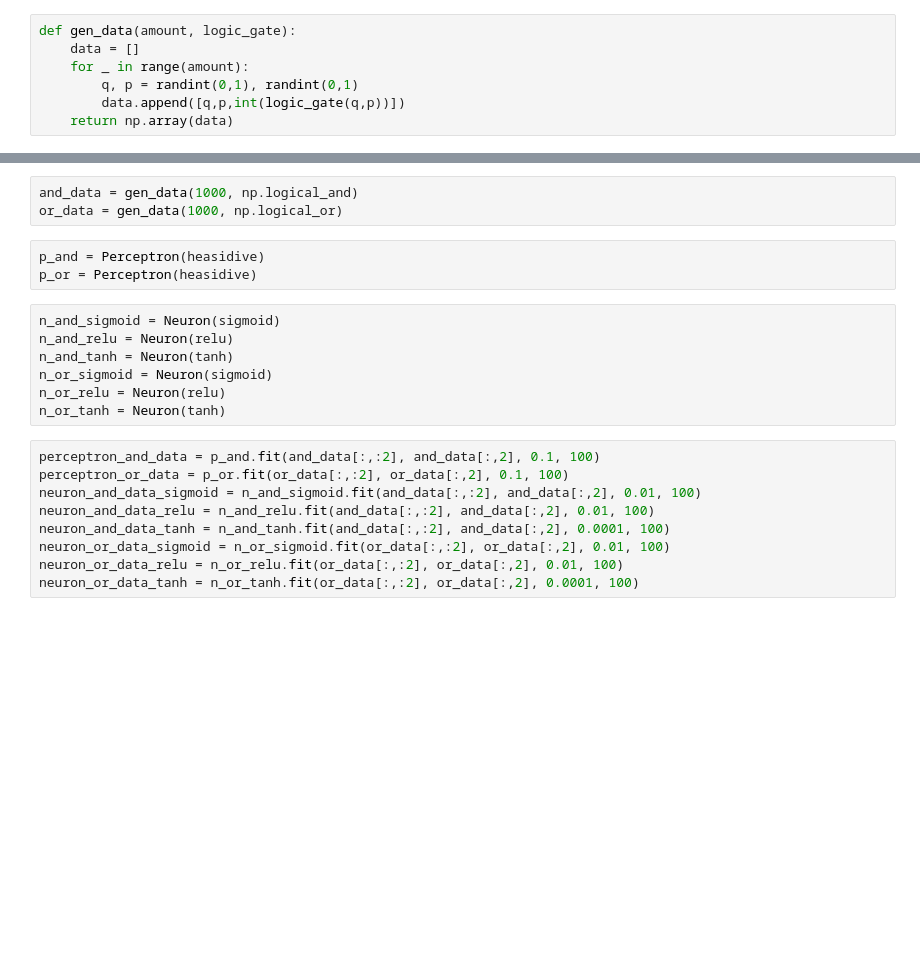
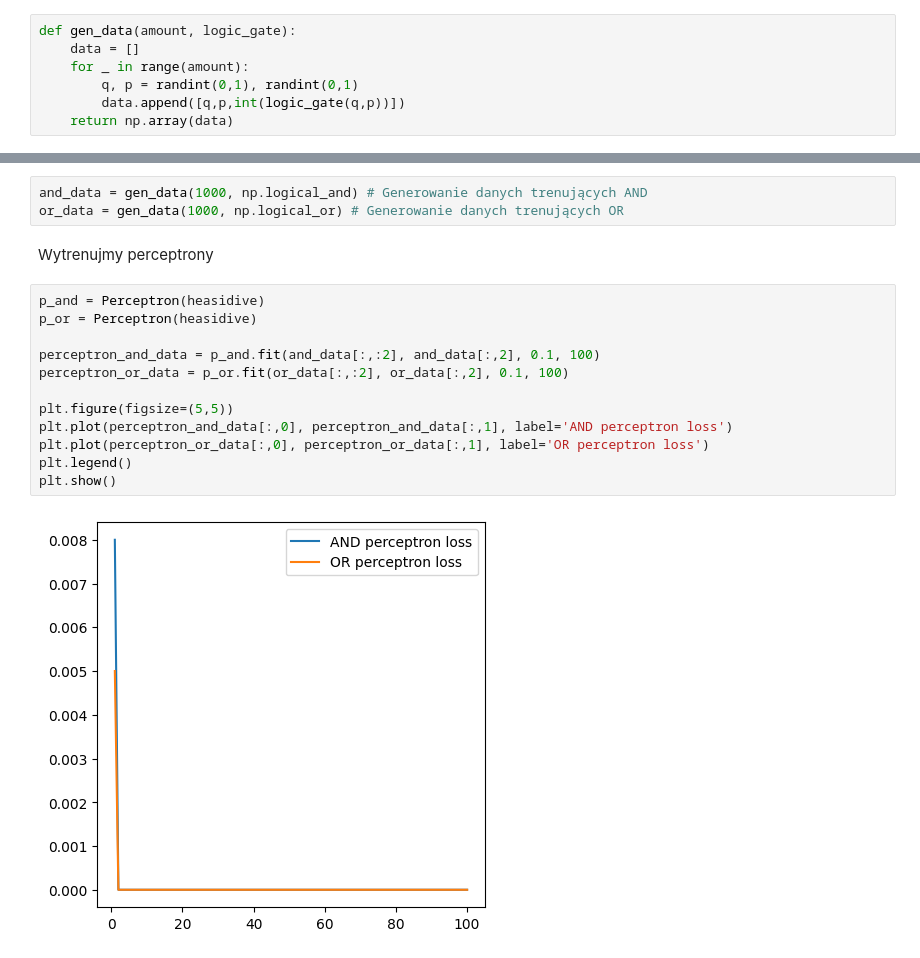
Before and after one commit to bjpietrzak/deep_learning, a Jupyter notebook: neurony.ipynb, the cells around one changed output, grey strips where cells are left out. Saved outputs shown, nothing was run; the diff lists cells and outputs as text; blank space fills up the shorter version.

```diff
--- a/neurony.ipynb
+++ b/neurony.ipynb
@@ -81,22 +89,19 @@ class Perceptron(Neuron):
 # %%
-and_data = gen_data(1000, np.logical_and)
-or_data = gen_data(1000, np.logical_or)
+and_data = gen_data(1000, np.logical_and) # Generowanie danych trenujących AND
+or_data = gen_data(1000, np.logical_or) # Generowanie danych trenujących OR
-# %%
-p_and = Perceptron(heasidive)
-p_or = Perceptron(heasidive)
-# %%
-n_and_sigmoid = Neuron(sigmoid)
-n_and_relu = Neuron(relu)
-n_and_tanh = Neuron(tanh)
-n_or_sigmoid = Neuron(sigmoid)
-n_or_relu = Neuron(relu)
-n_or_tanh = Neuron(tanh)
-# %%
-perceptron_and_data = p_and.fit(and_data[:,:2], and_data[:,2], 0.1, 100)
-perceptron_or_data = p_or.fit(or_data[:,:2], or_data[:,2], 0.1, 100)
-neuron_and_data_sigmoid = n_and_sigmoid.fit(and_data[:,:2], and_data[:,2], 0.01, 100)
-neuron_and_data_relu = n_and_relu.fit(and_data[:,:2], and_data[:,2], 0.01, 100)
-neuron_and_data_tanh = n_and_tanh.fit(and_data[:,:2], and_data[:,2], 0.0001, 100)
-neuron_or_data_sigmoid = n_or_sigmoid.fit(or_data[:,:2], or_data[:,2], 0.01, 100)
-neuron_or_data_relu = n_or_relu.fit(or_data[:,:2], or_data[:,2], 0.01, 100)
-neuron_or_data_tanh = n_or_tanh.fit(or_data[:,:2], or_data[:,2], 0.0001, 100)
+# %% [markdown]
+Wytrenujmy perceptrony
+# %%
+p_and = Perceptron(heasidive)
+p_or = Perceptron(heasidive)
+
+perceptron_and_data = p_and.fit(and_data[:,:2], and_data[:,2], 0.1, 100)
+perceptron_or_data = p_or.fit(or_data[:,:2], or_data[:,2], 0.1, 100)
+
+plt.figure(figsize=(5,5))
+plt.plot(perceptron_and_data[:,0], perceptron_and_data[:,1], label='AND perceptron loss')
+plt.plot(perceptron_or_data[:,0], perceptron_or_data[:,1], label='OR perceptron loss')
+plt.legend()
+plt.show()
+# %% [output]
+[figure, added]
```
Also changed, not shown: parts of 35 cells of this notebook.
